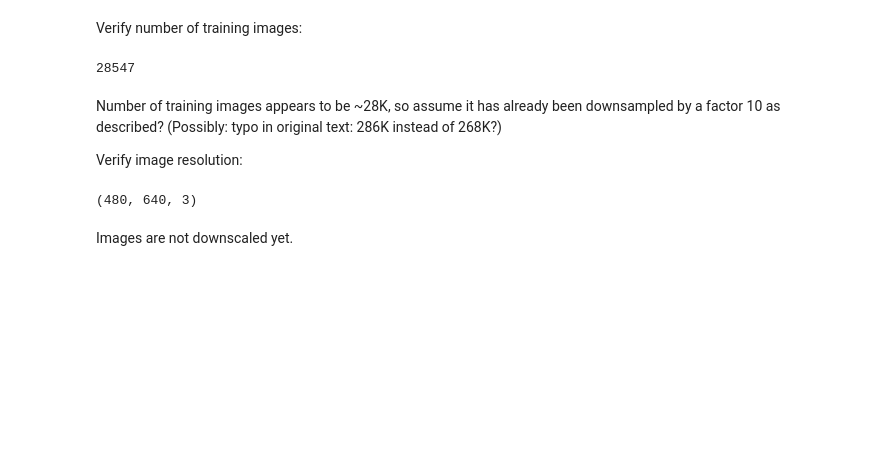
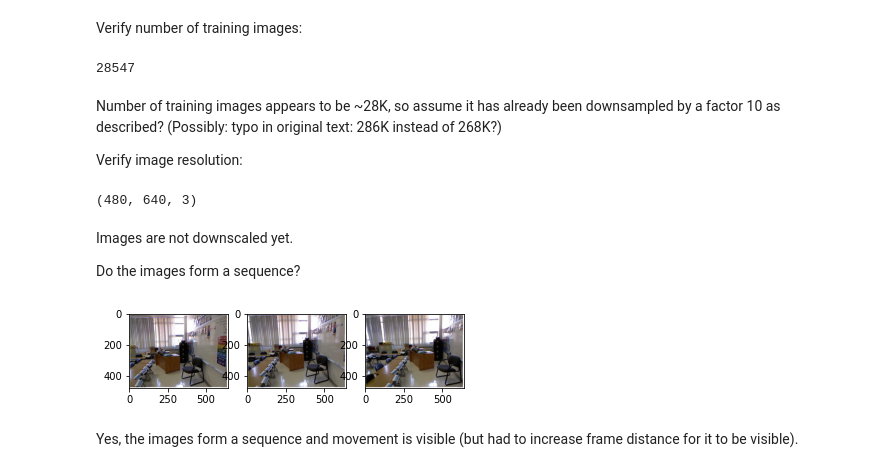
Before and after one commit to tomvand/nyuv2-example, a Jupyter notebook: notes.ipynb, the cells around one changed output. Cells and saved outputs as stored; diff of their text form; code cells hidden in the pictures; blank space fills up the shorter version.

Commit message:
Confirm images form sequence

```diff
--- a/notes.ipynb
+++ b/notes.ipynb
@@ -378,3 +381,18 @@ print(img.shape)
 (480, 640, 3)
 # %% [markdown]
 Images are not downscaled yet.
+
+Do the images form a sequence?
+# %%
+img_filenames = sorted(glob.glob('data/bian2022_split/nyu/training/classroom_0003/*.jpg'))
+
+N = 3
+plt.figure()
+for i in range(N):
+    plt.subplot(1, N, i + 1)
+    plt.imshow(mpimg.imread(img_filenames[3 * i]))
+plt.show()
+# %% [output]
+[figure, added]
+# %% [markdown]
+Yes, the images form a sequence and movement is visible (but had to increase frame distance for it to be visible).
```
Also changed, not shown: parts of 1 cell of this notebook.
